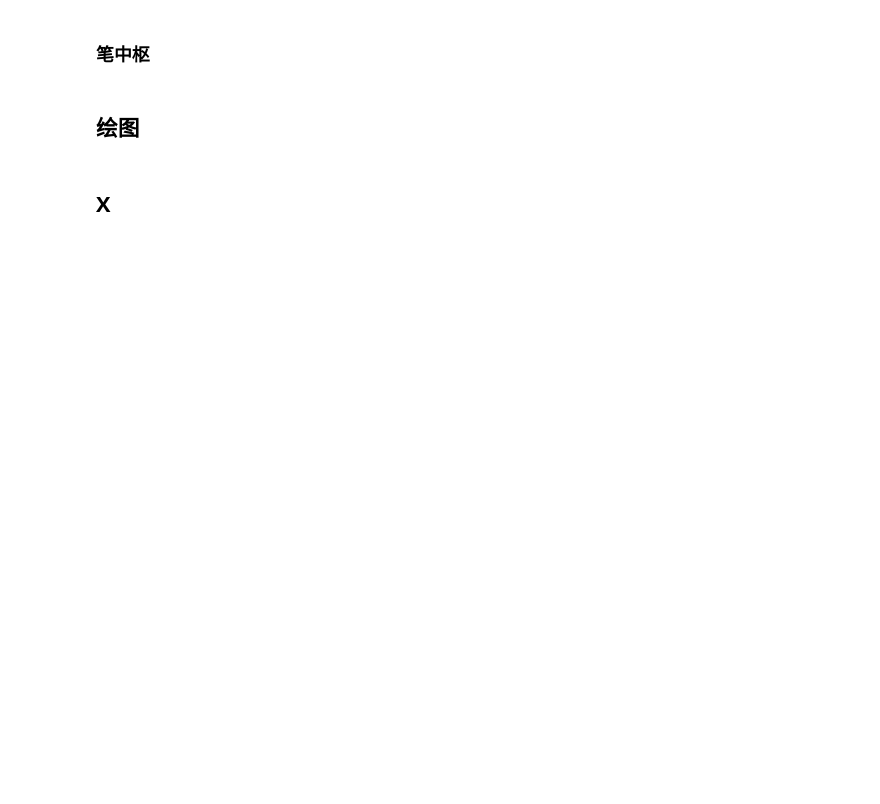
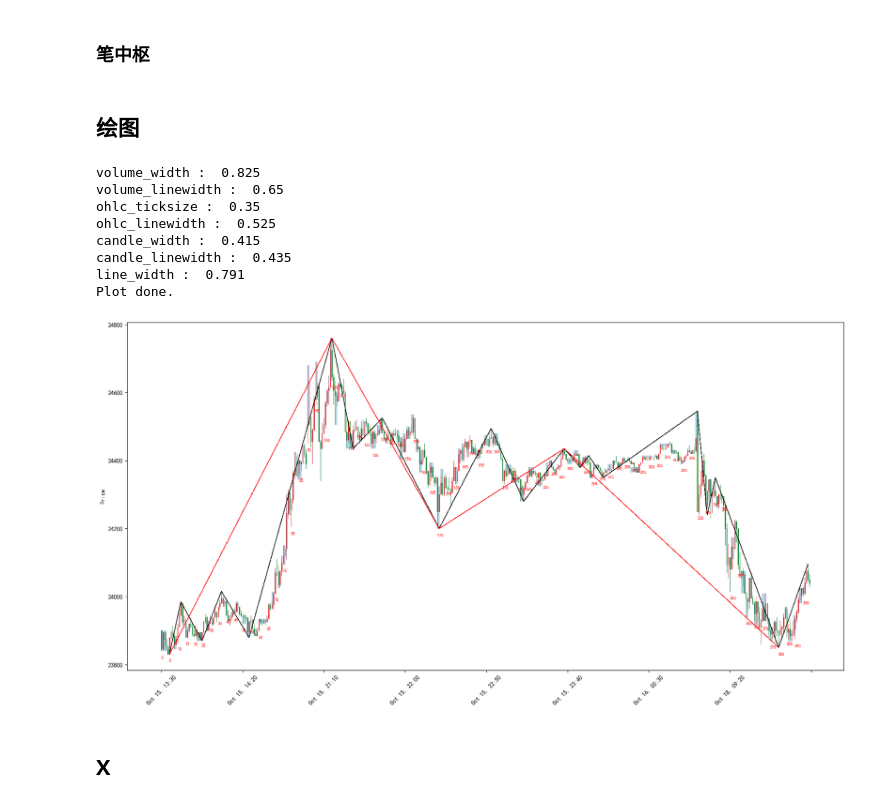
Before and after one commit to BruceFrankWong/InvestmentWorkshop, a Jupyter notebook: notebook/dynamic.ipynb, the cells around one changed output. Cells and saved outputs as stored; diff of their text form; code cells hidden in the pictures; blank space fills up the shorter version.

```diff
--- a/notebook/dynamic.ipynb
+++ b/notebook/dynamic.ipynb
@@ -156,14 +232,24 @@ for i in range(length):
 # %%
 chan_dynamic.plot(
     df_ohlc,
     count,
-    show_ordinary_id=False,
+    show_ordinary_id=True,
     show_merged_id=False,
     show_all_merged=True,
     hatch_merged=False,
     fractal_marker_size=50,
     fractal_marker_offset=30
 )
+# %% [output]
+volume_width :  0.825
+volume_linewidth :  0.65
+ohlc_ticksize :  0.35
+ohlc_linewidth :  0.525
+candle_width :  0.415
+candle_linewidth :  0.435
+line_width :  0.791
+Plot done.
+[figure, added]
 # %% [markdown]
 ## X
 # %%
```
Also changed, not shown: parts of 6 cells of this notebook, 2 other files.
